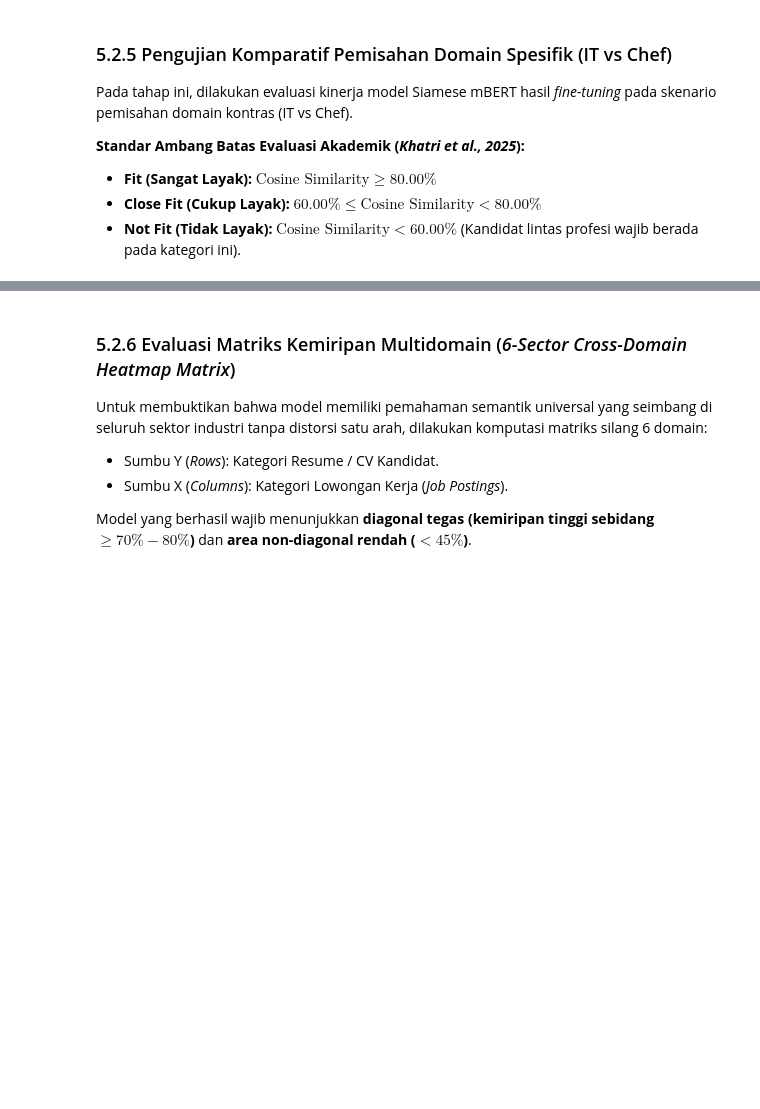
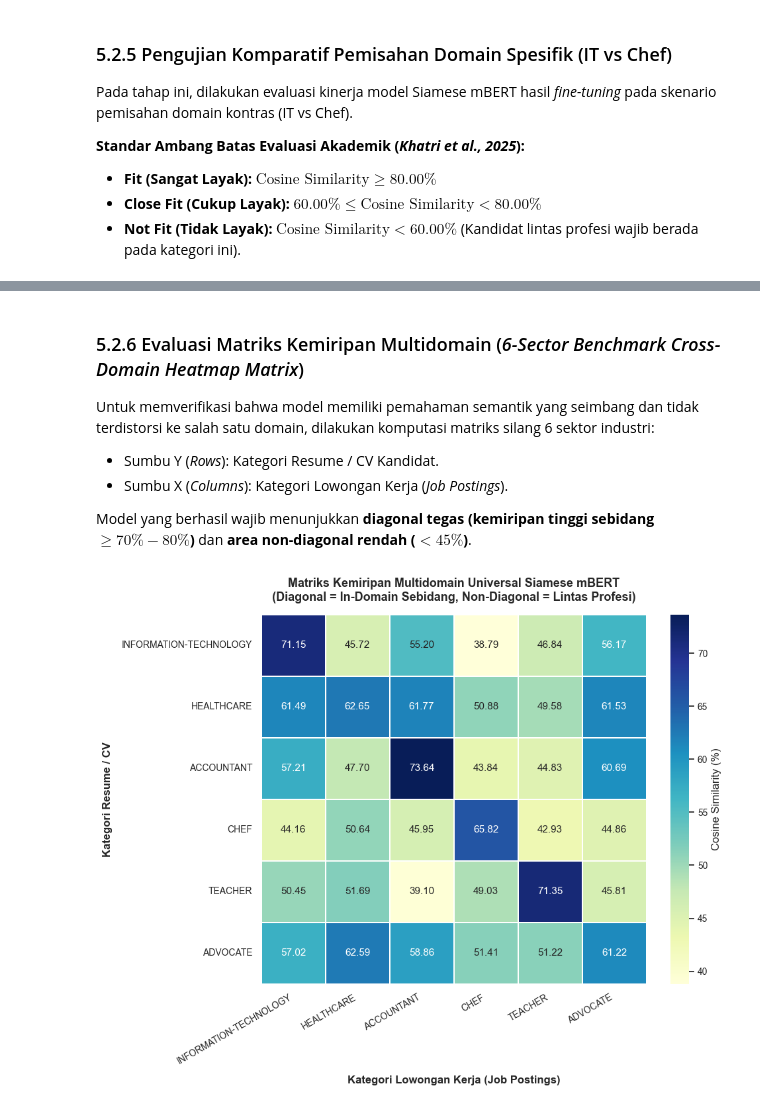
Before and after one commit to Beyolandr7/cv-job-matching-mbert, a Jupyter notebook: notebooks/02_implementasi_mbert_embedding_matching_evaluasi.ipynb, the cells around one changed output, grey strips where cells are left out. Cells and saved outputs as stored; diff of their text form; code cells hidden in the pictures; blank space fills up the shorter version.

Commit message:
feat: add mBERT embedding matching notebook and model documentation

```diff
--- a/notebooks/02_implementasi_mbert_embedding_matching_evaluasi.ipynb
+++ b/notebooks/02_implementasi_mbert_embedding_matching_evaluasi.ipynb
@@ -356,7 +425,7 @@ plt.show()
 # %% [markdown]
-### 5.2.6 Evaluasi Matriks Kemiripan Multidomain (*6-Sector Cross-Domain Heatmap Matrix*)
+### 5.2.6 Evaluasi Matriks Kemiripan Multidomain (*6-Sector Benchmark Cross-Domain Heatmap Matrix*)
 
-Untuk membuktikan bahwa model memiliki pemahaman semantik universal yang seimbang di seluruh sektor industri tanpa distorsi satu arah, dilakukan komputasi matriks silang 6 domain:
+Untuk memverifikasi bahwa model memiliki pemahaman semantik yang seimbang dan tidak terdistorsi ke salah satu domain, dilakukan komputasi matriks silang 6 sektor industri:
 * Sumbu Y (*Rows*): Kategori Resume / CV Kandidat.
 * Sumbu X (*Columns*): Kategori Lowongan Kerja (*Job Postings*).
 
@@ -364,35 +433,36 @@ Model yang berhasil wajib menunjukkan **diagonal tegas (kemiripan tinggi sebidan
 # %%
 # ==============================================================================
 # SUBBAB 5.2.6: KOMPUTASI & VISUALISASI MATRIKS HEATMAP MULTIDOMAIN
 # ==============================================================================
-# Pre-encode seluruh domain secara modular
-r_matrix_embs = {c: fine_tuned_model.encode(cleaned_resumes_pool[c][:15], convert_to_numpy=True, normalize_embeddings=True) for c in benchmark_domains}
-j_matrix_embs = {c: fine_tuned_model.encode(cleaned_jobs_pool[c][:15], convert_to_numpy=True, normalize_embeddings=True) for c in benchmark_domains}
+# Pre-encode domain data uji secara modular
+r_matrix_embs = {c: fine_tuned_model.encode(test_res_pool[c][:15], convert_to_numpy=True, normalize_embeddings=True) for c in benchmark_domains}
+j_matrix_embs = {c: fine_tuned_model.encode(test_jobs_pool[c][:15], convert_to_numpy=True, normalize_embeddings=True) for c in benchmark_domains}
 
 heatmap_matrix = np.zeros((len(benchmark_domains), len(benchmark_domains)))
 for i, r_cat in enumerate(benchmark_domains):
     for j, j_cat in enumerate(benchmark_domains):
-        # Rata-rata kemiripan pasangan silang antar-dokumen
         sim_val = np.dot(r_matrix_embs[r_cat], j_matrix_embs[j_cat].T).mean() * 100
         heatmap_matrix[i, j] = sim_val
 
 df_heatmap = pd.DataFrame(heatmap_matrix, index=benchmark_domains, columns=benchmark_domains)
 
 plt.figure(figsize=(10, 8))
 sns.heatmap(
     df_heatmap,
     annot=True,
     fmt=".2f",
     cmap="YlGnBu",
     cbar_kws={'label': 'Cosine Similarity (%)'},
     linewidths=1.2,
     linecolor='white'
 )
 plt.title("Matriks Kemiripan Multidomain Universal Siamese mBERT\n(Diagonal = In-Domain Sebidang, Non-Diagonal = Lintas Profesi)", fontweight='bold', pad=15)
 plt.xlabel("Kategori Lowongan Kerja (Job Postings)", fontweight='bold', labelpad=10)
 plt.ylabel("Kategori Resume / CV", fontweight='bold', labelpad=10)
 plt.xticks(rotation=30, ha='right')
 plt.yticks(rotation=0)
 plt.tight_layout()
 plt.show()
+# %% [output]
+[figure, added]
 # %% [markdown]
```
Also changed, not shown: parts of 16 cells of this notebook, 1 other file.
